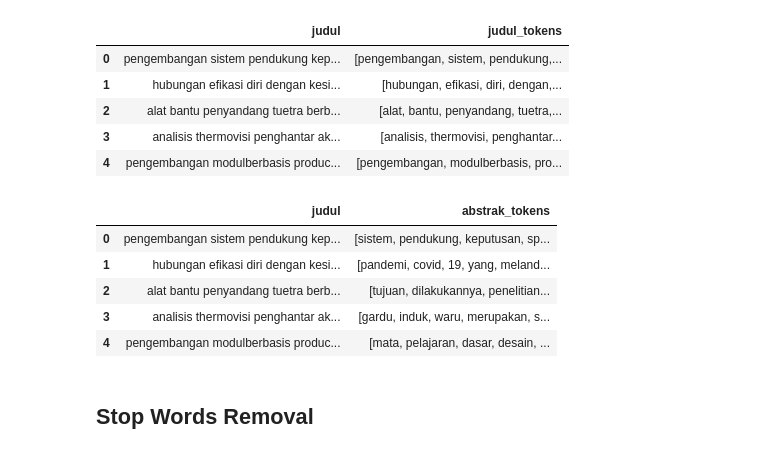
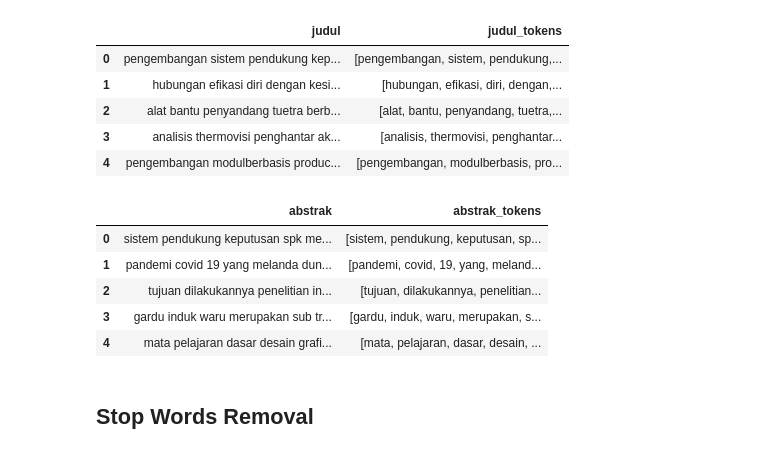
Before and after one commit to mercyano/klasifikasi-kbk, a Jupyter notebook: preprocessing.ipynb, the cells around one changed output. Saved outputs shown, nothing was run; the diff lists cells and outputs as text; code cells hidden in the pictures.

```diff
--- a/preprocessing.ipynb
+++ b/preprocessing.ipynb
@@ -162,14 +162,14 @@ df[["judul", "judul_tokens"]].head()
 # %%
 # Tokenizing Abstrak
 df['abstrak_tokens'] = df['abstrak'].apply(lambda x: word_tokenize(x))
-df[["judul", "abstrak_tokens"]].head()
+df[["abstrak", "abstrak_tokens"]].head()
 # %% [output]
-|  | judul | abstrak_tokens |
-| 0 | pengembangan sistem pendukung kep... | [sistem, pendukung, keputusan, sp... |
-| 1 | hubungan efikasi diri dengan kesi... | [pandemi, covid, 19, yang, meland... |
-| 2 | alat bantu penyandang tuetra berb... | [tujuan, dilakukannya, penelitian... |
-| 3 | analisis thermovisi penghantar ak... | [gardu, induk, waru, merupakan, s... |
-| 4 | pengembangan modulberbasis produc... | [mata, pelajaran, dasar, desain, ... |
+|  | abstrak | abstrak_tokens |
+| 0 | sistem pendukung keputusan spk me... | [sistem, pendukung, keputusan, sp... |
+| 1 | pandemi covid 19 yang melanda dun... | [pandemi, covid, 19, yang, meland... |
+| 2 | tujuan dilakukannya penelitian in... | [tujuan, dilakukannya, penelitian... |
+| 3 | gardu induk waru merupakan sub tr... | [gardu, induk, waru, merupakan, s... |
+| 4 | mata pelajaran dasar desain grafi... | [mata, pelajaran, dasar, desain, ... |
 # %% [markdown]
 ## Stop Words Removal
 # %%
```
Also changed, not shown: parts of 2 cells of this notebook.
